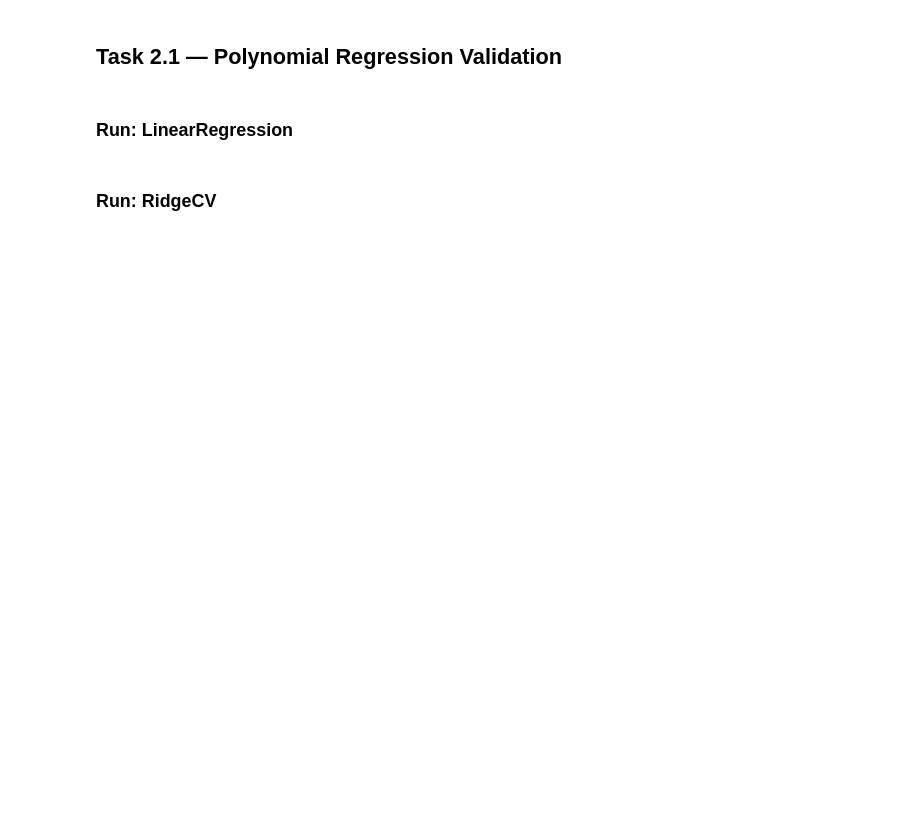
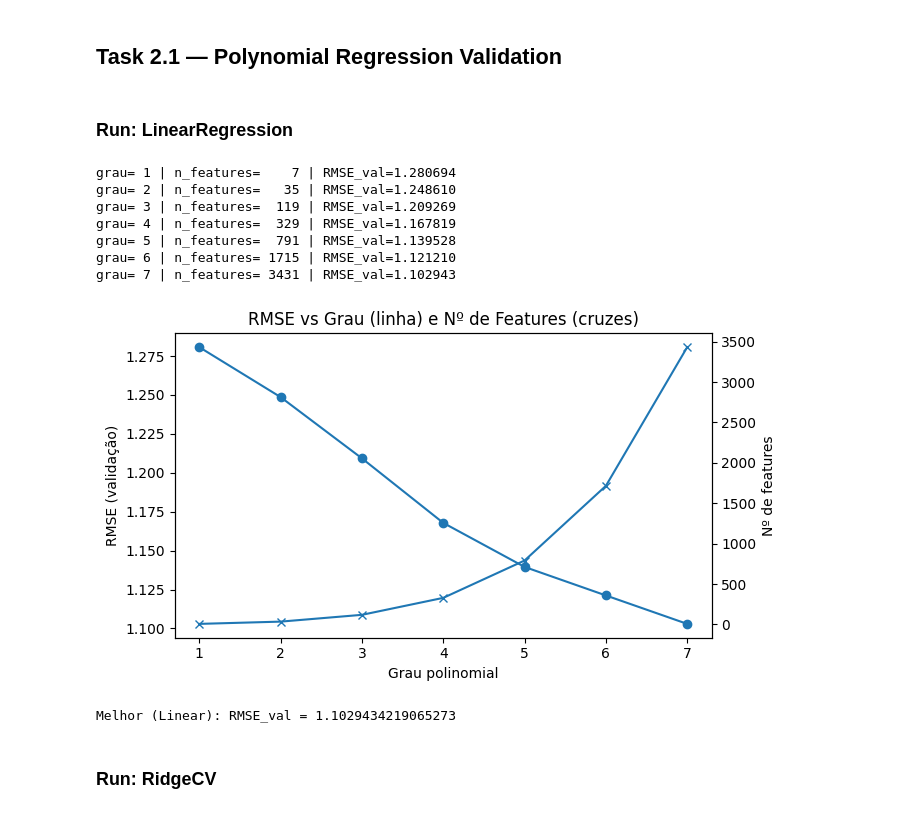
Before and after one commit to rodrxgo26/Projeto_A.A, a Jupyter notebook: notebooks/assignment_task1.ipynb, the cells around one changed output. Drawn from its saved outputs; the diff is of its cells as text; code cells hidden in the pictures; blank space fills up the shorter version.

```diff
--- a/notebooks/assignment_task1.ipynb
+++ b/notebooks/assignment_task1.ipynb
@@ -308,12 +353,22 @@ def validate_poly_regression(X_train, y_train, X_val, y_val,
 # %%
 best_lin_model, best_lin_rmse, lin_results = validate_poly_regression(
     X_tr, y_tr, X_va, y_va,
     regressor='linear',
-    degrees=range(1,15),
-    subset_frac=0.15,
+    degrees=range(1,8),
+    subset_frac=0.05,
     random_state=SEED
 )
 print('\nMelhor (Linear): RMSE_val =', best_lin_rmse)
+# %% [output]
+grau= 1 | n_features=    7 | RMSE_val=1.280694
+grau= 2 | n_features=   35 | RMSE_val=1.248610
+grau= 3 | n_features=  119 | RMSE_val=1.209269
+grau= 4 | n_features=  329 | RMSE_val=1.167819
+grau= 5 | n_features=  791 | RMSE_val=1.139528
+grau= 6 | n_features= 1715 | RMSE_val=1.121210
+grau= 7 | n_features= 3431 | RMSE_val=1.102943
+[figure, added]
+Melhor (Linear): RMSE_val = 1.1029434219065273
 # %% [markdown]
 ### Run: RidgeCV
 # %%
```
Also changed, not shown: parts of 14 cells of this notebook, 1 other file.
